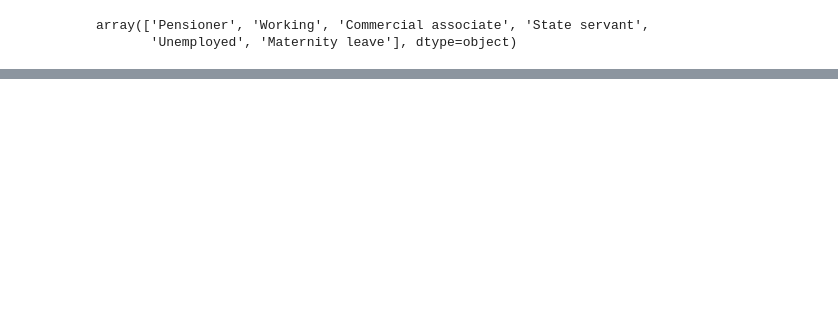
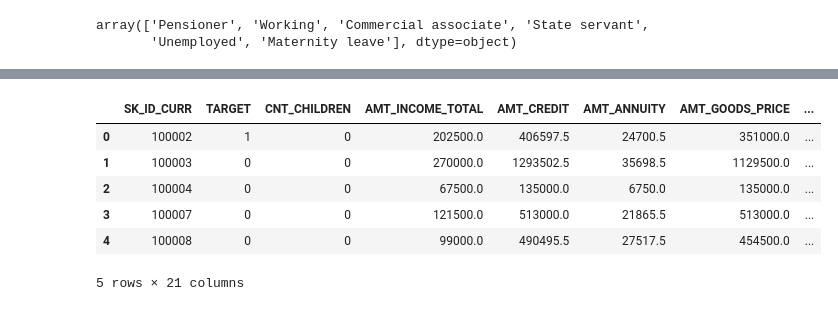
Before and after one commit to JohnErnestTan/Financial-Analytics-for-Elderly-care-Support-Loan-IS453, a Jupyter notebook: cleaning.ipynb, the cells around one changed output, grey strips where cells are left out. Cells and saved outputs as stored; diff of their text form; code cells hidden in the pictures; blank space fills up the shorter version.

```diff
--- a/cleaning.ipynb
+++ b/cleaning.ipynb
@@ -42,0 +154,14 @@ main_df["NAME_INCOME_TYPE"].unique()
+# %%
+# Keep only numeric columns, for analysis, maybe can add back later or maybe convert to 1 hot encoding
+main_df_numeric = main_df.select_dtypes(include=['number'])
+
+# Check the result
+main_df_numeric.head()
+# %% [output]
+|  | SK_ID_CURR | TARGET | CNT_CHILDREN | AMT_INCOME_TOTAL | AMT_CREDIT | AMT_ANNUITY | AMT_GOODS_PRICE | ... |
+| 0 | 100002 | 1 | 0 | 202500.0 | 406597.5 | 24700.5 | 351000.0 | ... |
+| 1 | 100003 | 0 | 0 | 270000.0 | 1293502.5 | 35698.5 | 1129500.0 | ... |
+| 2 | 100004 | 0 | 0 | 67500.0 | 135000.0 | 6750.0 | 135000.0 | ... |
+| 3 | 100007 | 0 | 0 | 121500.0 | 513000.0 | 21865.5 | 513000.0 | ... |
+| 4 | 100008 | 0 | 0 | 99000.0 | 490495.5 | 27517.5 | 454500.0 | ... |
+5 rows × 21 columns
```
Also changed, not shown: parts of 12 cells of this notebook.
